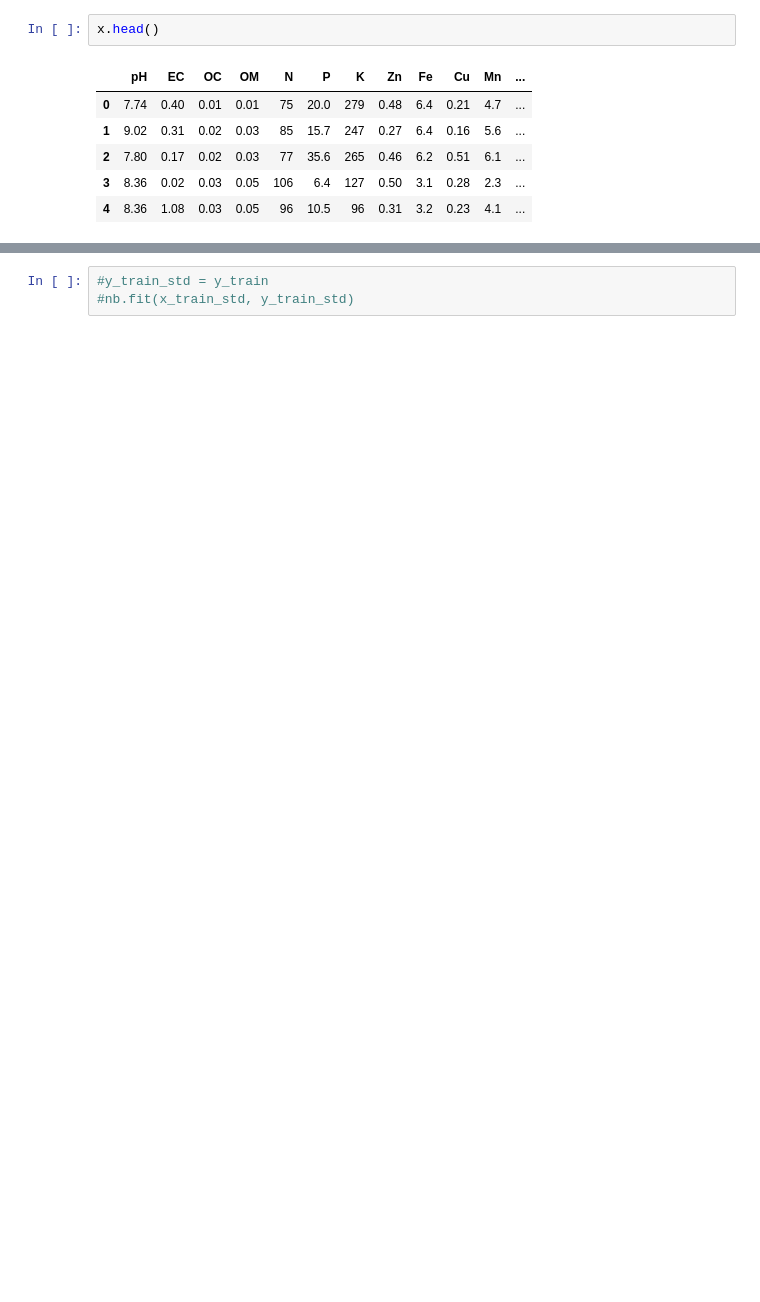
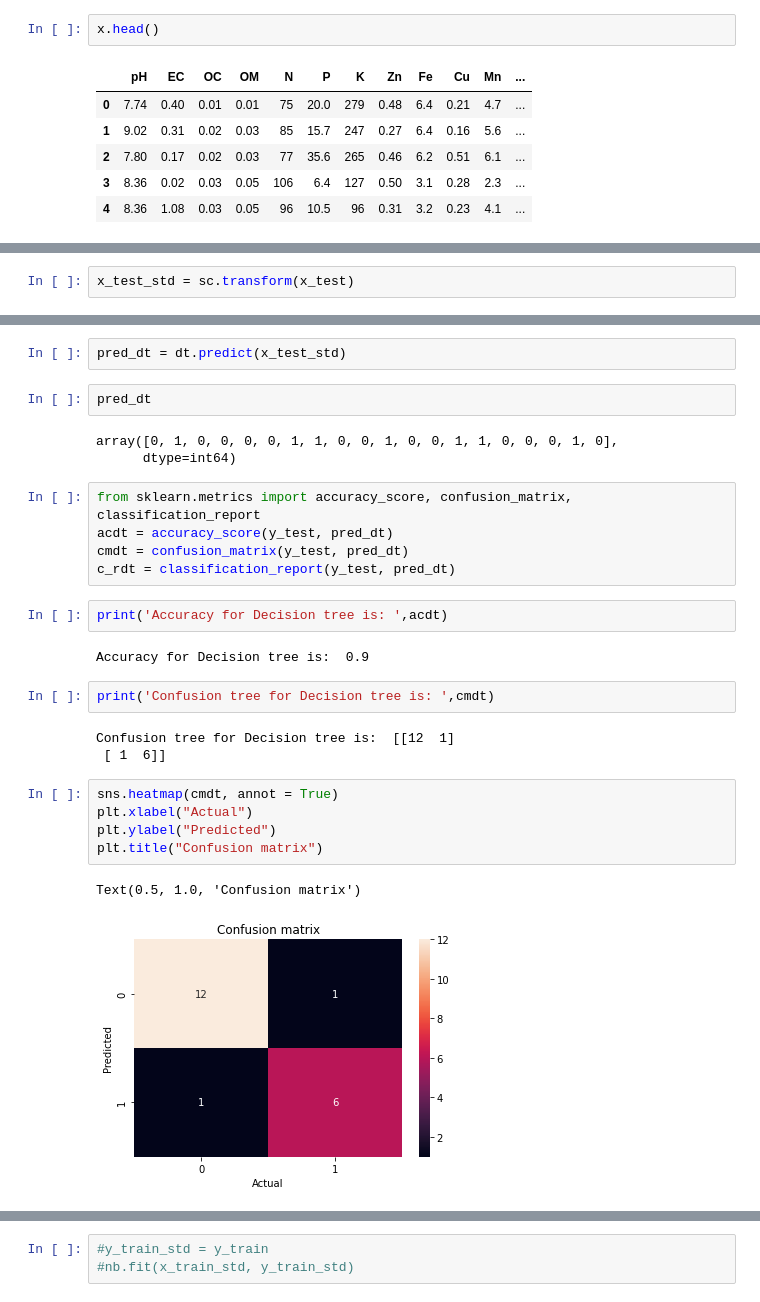
Before and after one commit to dushyantver/Project-Soil_fertility, a Jupyter notebook: soil_fertility.ipynb, the cells around one changed output, grey strips where cells are left out. Saved outputs shown, nothing was run; the diff lists cells and outputs as text; blank space fills up the shorter version.

```diff
--- a/soil_fertility.ipynb
+++ b/soil_fertility.ipynb
@@ -181,0 +274,2 @@ x_train, x_test, y_train, y_test = train_test_split(x,y,test_size=0.2)
+# %%
+x_test_std = sc.transform(x_test)
@@ -185,0 +288,29 @@ x_train.shape
+# %%
+pred_dt = dt.predict(x_test_std)
+# %%
+pred_dt
+# %% [output]
+array([0, 1, 0, 0, 0, 0, 1, 1, 0, 0, 1, 0, 0, 1, 1, 0, 0, 0, 1, 0],
+      dtype=int64)
+# %%
+from sklearn.metrics import accuracy_score, confusion_matrix, classification_report
+acdt = accuracy_score(y_test, pred_dt)
+cmdt = confusion_matrix(y_test, pred_dt)
+c_rdt = classification_report(y_test, pred_dt)
+# %%
+print('Accuracy for Decision tree is: ',acdt)
+# %% [output]
+Accuracy for Decision tree is:  0.9
+# %%
+print('Confusion tree for Decision tree is: ',cmdt)
+# %% [output]
+Confusion tree for Decision tree is:  [[12  1]
+ [ 1  6]]
+# %%
+sns.heatmap(cmdt, annot = True)
+plt.xlabel("Actual")
+plt.ylabel("Predicted")
+plt.title("Confusion matrix")
+# %% [output]
+Text(0.5, 1.0, 'Confusion matrix')
+[figure, added]
```
Also changed, not shown: parts of 67 cells of this notebook.
